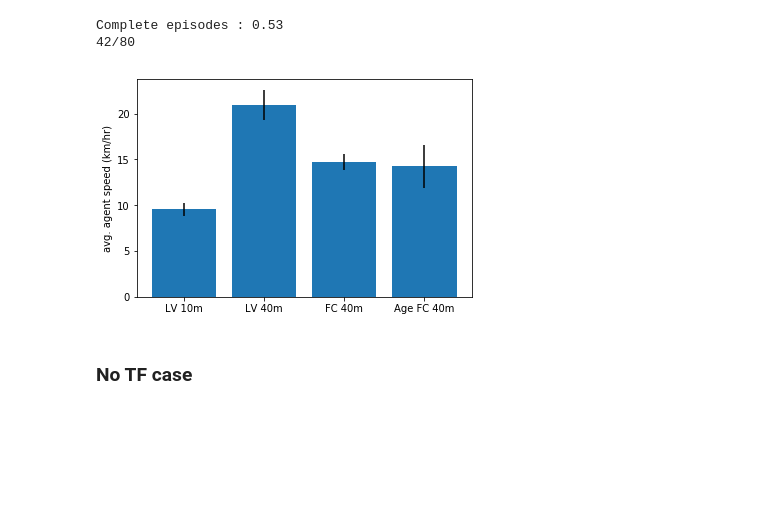
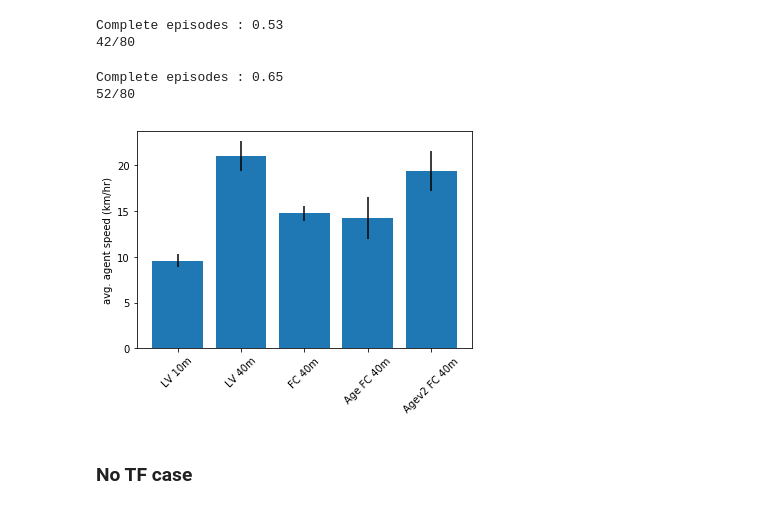
Before and after one commit to mynkpl1998/upgraded-octo-lamp, a Jupyter notebook: extras/analysis/homogeneous-with-tf.ipynb, the cells around one changed output. Saved outputs shown, nothing was run; the diff lists cells and outputs as text; code cells hidden in the pictures; blank space fills up the shorter version.

```diff
--- a/extras/analysis/homogeneous-with-tf.ipynb
+++ b/extras/analysis/homogeneous-with-tf.ipynb
@@ -16,6 +16,7 @@ onlyLV10mPath = "/home/mayank/ray_results/homogeneous-with-tf-LV-40m/onlyLocalVi
 onlyLV40mPath = "/home/mayank/ray_results/homogeneous-with-tf-LV-40m/onlyLocalView40m_gamma_0.999_shared_vf/data_tf_enabled.pkl"
 FC40mPath = '/home/mayank/ray_results/homogeneous-with-tf-LV-40m/fullComm40m_gamma_0.999_vf_shared_part_2/data_tf_enabled.pkl'
 FC40mAgePath = '/home/mayank/ray_results/homogeneous-with-tf-LV-40m/fullComm40Age-age-v1-part-2/data_tf_enabled.pkl'
+FC40mAgev2Path = '/home/mayank/ray_results/homogeneous-with-tf-LV-40m/PPO_v2i-v0_0_2019-11-29_13-52-21jyu29o_c/data_tf_enabled.pkl'
 
 # no tf lights
 FC40mPathNoTF = '/home/mayank/ray_results/homogeneous-with-tf-LV-40m/fullComm40m_gamma_0.999_vf_shared_part_2/data_tf_disabled.pkl'
@@ -29,6 +30,7 @@ onlyLV10mData = loadPKL(onlyLV10mPath)
 onlyLV40mData = loadPKL(onlyLV40mPath)
 FC40mData = loadPKL(FC40mPath)
 FC40mAgeData = loadPKL(FC40mAgePath)
+FC40mAgev2Data = loadPKL(FC40mAgev2Path)
 
 # no tf lights
 FC40mDataNoTF = loadPKL(FC40mPathNoTF)
@@ -104,15 +106,22 @@ FC40mAgespeed *= 3.6
 # %% [output]
 Complete episodes : 0.53
 42/80
+# %%
+FC40mAgev2speedData = avgSpeed(FC40mAgev2Data)
+FC40mAgev2speed = FC40mAgev2speedData['complete'].sum(axis=1) / FC40mAgev2speedData['complete'].shape[1]
+FC40mAgev2speed *= 3.6
+# %% [output]
+Complete episodes : 0.65
+52/80
 # %%
-xticks = ['LV 10m', 'LV 40m', 'FC 40m', 'Age FC 40m']
-plt.xticks([0, 1, 2, 3], xticks)
-plt.bar([0, 1, 2, 3], [onlyLV10mspeed.mean(), onlyLV40mspeed.mean(), FC40mspeed.mean(), FC40mAgespeed.mean()], yerr=[onlyLV10mspeed.std(), onlyLV40mspeed.std(), FC40mspeed.std(), FC40mAgespeed.std()])
+xticks = ['LV 10m', 'LV 40m', 'FC 40m', 'Age FC 40m', 'Agev2 FC 40m']
+plt.xticks([0, 1, 2, 3, 4], xticks, rotation=45)
+plt.bar([0, 1, 2, 3, 4], [onlyLV10mspeed.mean(), onlyLV40mspeed.mean(), FC40mspeed.mean(), FC40mAgespeed.mean(), FC40mAgev2speed.mean()], yerr=[onlyLV10mspeed.std(), onlyLV40mspeed.std(), FC40mspeed.std(), FC40mAgespeed.std(), FC40mAgev2speed.std()])
 plt.ylabel('avg. agent speed (km/hr)')
 plt.show()
 #plt.grid()
 # %% [output]
-[figure, old version]
+[figure, new version]
 # %% [markdown]
 ### No TF case
 # %%
```
Also changed, not shown: parts of 8 cells of this notebook, 2 other files.
